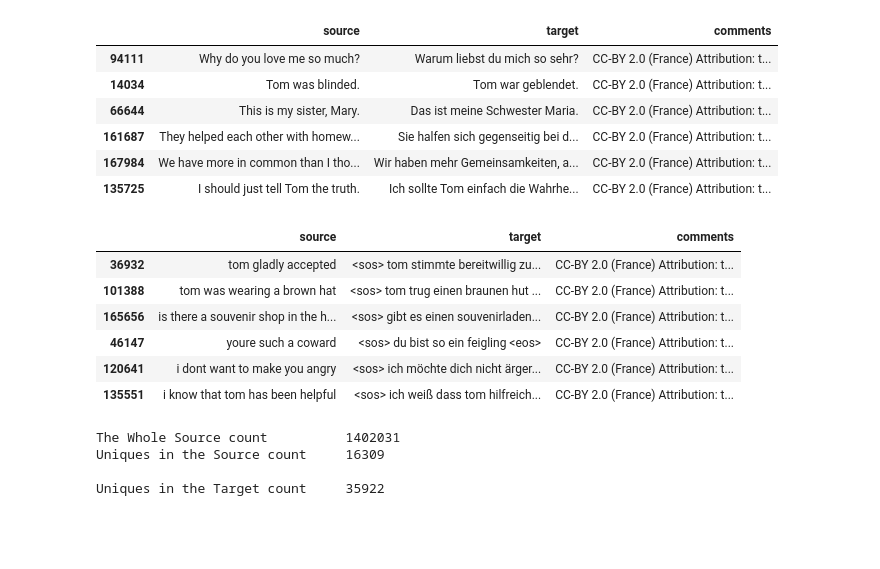
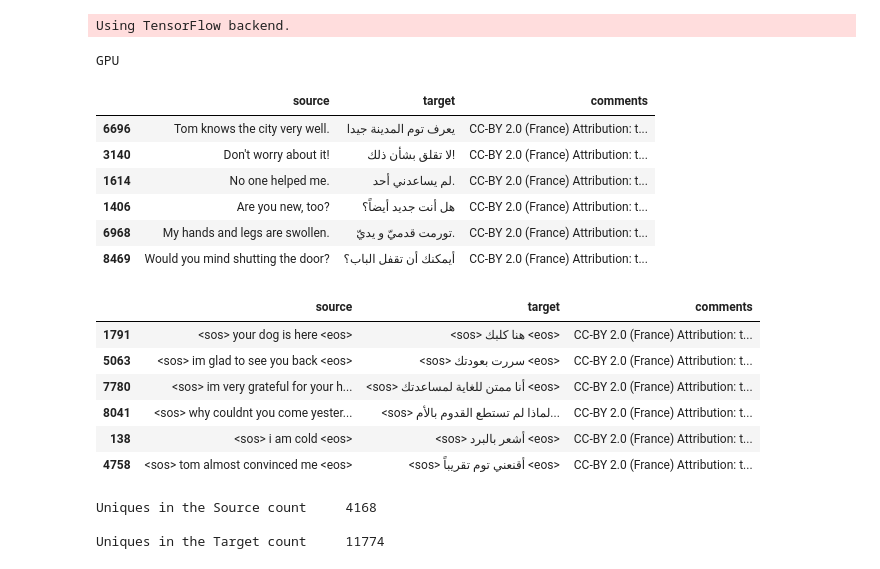
Before and after one commit to Evraa/NMT-Tensorflow, a Jupyter notebook: main.ipynb, the cells around one changed output. Cells and saved outputs as stored; diff of their text form; code cells hidden in the pictures; blank space fills up the shorter version.

```diff
--- a/main.ipynb
+++ b/main.ipynb
@@ -13,30 +13,35 @@ from sklearn.utils import shuffle
 from sklearn.model_selection import train_test_split
 from keras.layers import Input, LSTM, Embedding, Dense
 from keras.models import Model
-
+import tensorflow as tf
 #LOCAL IMPORTS
-
+from workspace_utils import active_session
+if tf.test.is_gpu_available:
+    print ("GPU")
 
 #GLOBAL VARIABLES
+# %% [output]
+Using TensorFlow backend.
+GPU
 # %%
 def read_data():
     #Fetch THE DATA
-    path_to_data = "dataset/deu.txt"
+    path_to_data = "ara.txt"
 
     #Retrive some of the data
     lines = pd.read_table(path_to_data, names = ['source', 'target', 'comments'])
     return lines
 
 lines = read_data()
 lines.sample(6)
 # %% [output]
 |  | source | target | comments |
-| 94111 | Why do you love me so much? | Warum liebst du mich so sehr? | CC-BY 2.0 (France) Attribution: t... |
-| 14034 | Tom was blinded. | Tom war geblendet. | CC-BY 2.0 (France) Attribution: t... |
-| 66644 | This is my sister, Mary. | Das ist meine Schwester Maria. | CC-BY 2.0 (France) Attribution: t... |
-| 161687 | They helped each other with homew... | Sie halfen sich gegenseitig bei d... | CC-BY 2.0 (France) Attribution: t... |
-| 167984 | We have more in common than I tho... | Wir haben mehr Gemeinsamkeiten, a... | CC-BY 2.0 (France) Attribution: t... |
-| 135725 | I should just tell Tom the truth. | Ich sollte Tom einfach die Wahrhe... | CC-BY 2.0 (France) Attribution: t... |
+| 6696 | Tom knows the city very well. | يعرف توم المدينة جيدا | CC-BY 2.0 (France) Attribution: t... |
+| 3140 | Don't worry about it! | لا تقلق بشأن ذلك! | CC-BY 2.0 (France) Attribution: t... |
+| 1614 | No one helped me. | لم يساعدني أحد. | CC-BY 2.0 (France) Attribution: t... |
+| 1406 | Are you new, too? | هل أنت جديد أيضاً؟ | CC-BY 2.0 (France) Attribution: t... |
+| 6968 | My hands and legs are swollen. | تورمت قدميّ و يديّ. | CC-BY 2.0 (France) Attribution: t... |
+| 8469 | Would you mind shutting the door? | أيمكنك أن تقفل الباب؟ | CC-BY 2.0 (France) Attribution: t... |
 # %%
 '''
     Cleaning the data:
@@ -62,10 +67,10 @@ lines.target = lines.target.apply (lambda x: re.sub("'", '', x))
 #A list of all punctuations
 punc = set(string.punctuation)
 
-# punc.add ('؟') #ara
-# punc.add ('...') #ara
+punc.add ('؟') #ara
+punc.add ('...') #ara
 punc.add ('...') #eng
-# punc.add ('،') #ara
+punc.add ('،') #ara
 lines.source = lines.source.apply(lambda x: ''.join(char1 for char1 in x if char1 not in punc))
 lines.target = lines.target.apply(lambda x: ''.join(char1 for char1 in x if char1 not in punc))
 
@@ -81,24 +86,26 @@ lines.source=lines.source.apply(lambda x: re.sub(" +", " ", x))
 lines.target=lines.target.apply(lambda x: re.sub(" +", " ", x))
 
 #adding start/end tags
-# lines.source = lines.source.apply(lambda x : '<sos> '+ x + ' <eos>')
+lines.source = lines.source.apply(lambda x : '<sos> '+ x + ' <eos>')
 lines.target = lines.target.apply(lambda x : '<sos> '+ x + ' <eos>')
 lines.sample(6)
 # %% [output]
 |  | source | target | comments |
-| 36932 | tom gladly accepted | <sos> tom stimmte bereitwillig zu... | CC-BY 2.0 (France) Attribution: t... |
-| 101388 | tom was wearing a brown hat | <sos> tom trug einen braunen hut ... | CC-BY 2.0 (France) Attribution: t... |
-| 165656 | is there a souvenir shop in the h... | <sos> gibt es einen souvenirladen... | CC-BY 2.0 (France) Attribution: t... |
-| 46147 | youre such a coward | <sos> du bist so ein feigling <eos> | CC-BY 2.0 (France) Attribution: t... |
-| 120641 | i dont want to make you angry | <sos> ich möchte dich nicht ärger... | CC-BY 2.0 (France) Attribution: t... |
-| 135551 | i know that tom has been helpful | <sos> ich weiß dass tom hilfreich... | CC-BY 2.0 (France) Attribution: t... |
+| 1791 | <sos> your dog is here <eos> | <sos> هنا كلبك <eos> | CC-BY 2.0 (France) Attribution: t... |
+| 5063 | <sos> im glad to see you back <eos> | <sos> سررت بعودتك <eos> | CC-BY 2.0 (France) Attribution: t... |
+| 7780 | <sos> im very grateful for your h... | <sos> أنا ممتن للغاية لمساعدتك <eos> | CC-BY 2.0 (France) Attribution: t... |
+| 8041 | <sos> why couldnt you come yester... | <sos> لماذا لم تستطع القدوم بالأم... | CC-BY 2.0 (France) Attribution: t... |
+| 138 | <sos> i am cold <eos> | <sos> أشعر بالبرد <eos> | CC-BY 2.0 (France) Attribution: t... |
+| 4758 | <sos> tom almost convinced me <eos> | <sos> أقنعني توم تقريباً <eos> | CC-BY 2.0 (France) Attribution: t... |
 # %%
 #The whole Source set length
-source_vocab = []
+
+source_vocab = set()
 for line in lines.source:
     chars = line.split(' ')
     for char in chars:
-        source_vocab.append (char)
+        if char not in source_vocab:
+            source_vocab.add(char)
 
 target_vocab = set()
 for line in lines.target:
@@ -107,24 +114,22 @@ for line in lines.target:
         if char not in target_vocab:
             target_vocab.add(char)
 
-print (f'The Whole Source count \t\t{len(source_vocab)}')
-print (f'Uniques in the Source count \t{len(set(source_vocab))}')
+print (f'Uniques in the Source count \t{len(source_vocab)}')
 print ()
 print (f'Uniques in the Target count \t{len(target_vocab)}')
 #NOTE: the arabic language is vastly rich!
 
-source_vocab = sorted(list(set(source_vocab)))
+source_vocab = sorted(list(source_vocab))
 target_vocab = sorted(list(target_vocab))
 
 # Input tokens for encoder
-num_encoder_tokens=len(set(source_vocab))
+num_encoder_tokens=len(source_vocab)
 # Input tokens for decoder zero padded
-num_decoder_tokens=len(target_vocab) +1
+num_decoder_tokens=len(target_vocab) + 1
 # %% [output]
-The Whole Source count          1402031
-Uniques in the Source count     16309
+Uniques in the Source count     4168
 
-Uniques in the Target count     35922
+Uniques in the Target count     11774
 # %%
 #Max lengths for Source and Targets
 source_length_list=[]
```
Also changed, not shown: parts of 9 cells of this notebook, 2 other files.
